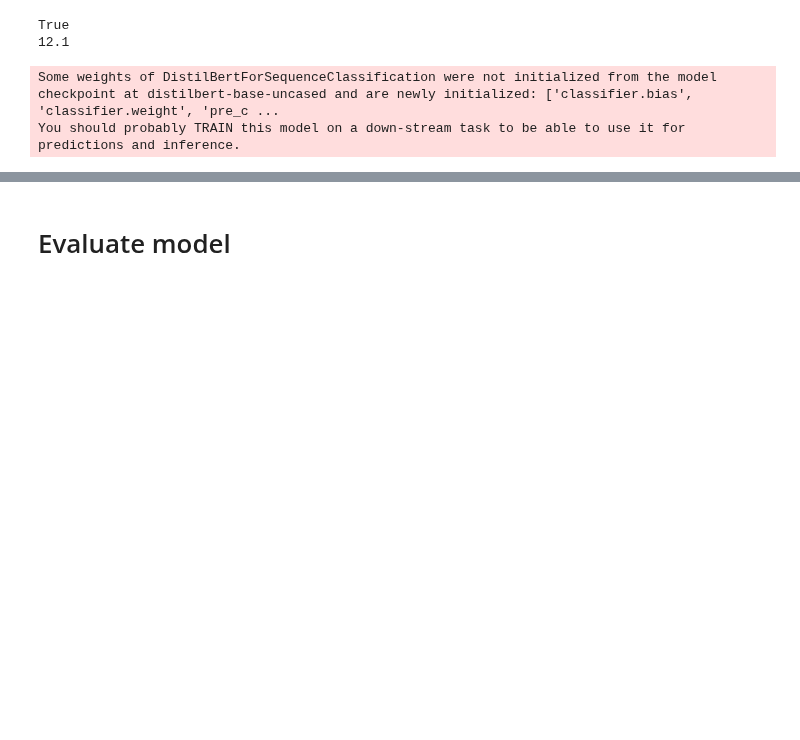
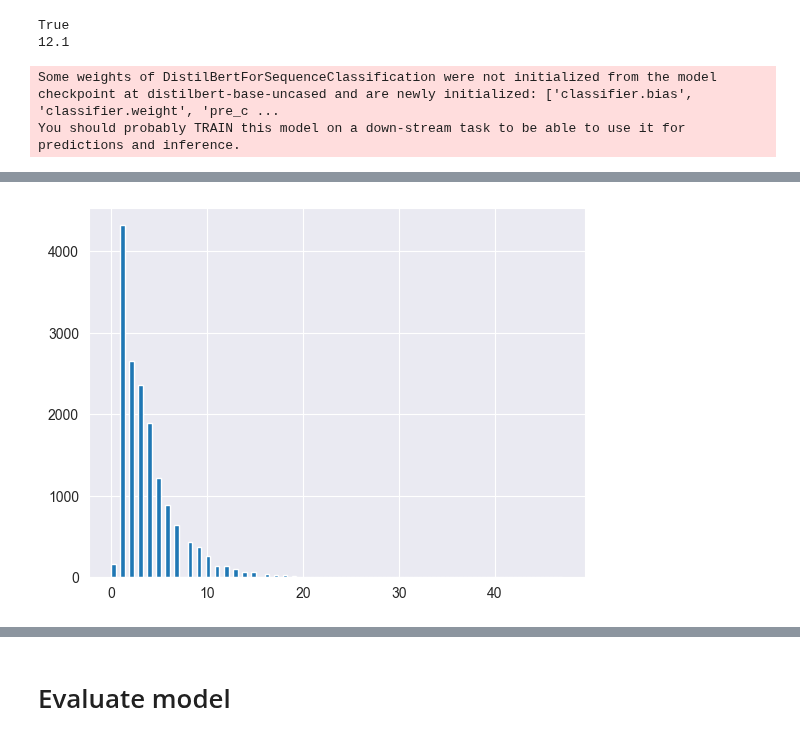
Before and after one commit to imruhi/AphasiaNLP, a Jupyter notebook: classifiers/train/bert_finetune.ipynb, the cells around one changed output, grey strips where cells are left out. Drawn from its saved outputs; the diff is of its cells as text; code cells hidden in the pictures; blank space fills up the shorter version.

```diff
--- a/classifiers/train/bert_finetune.ipynb
+++ b/classifiers/train/bert_finetune.ipynb
@@ -72,0 +73,5 @@ Dataset({
+# %%
+import re
+sentences = data["preprocessed_text"]
+x = pd.Series([len(re.findall("[a-zA-Z_]+", x)) for x in sentences])
+data.insert(loc=0, column="lens", value=x)
@@ -72,0 +88,11 @@ Dataset({
+# %%
+sentences = data[data['label']==1]
+sentences = sentences['preprocessed_text']
+lens = [len(re.findall("[a-zA-Z_]+", x)) for x in sentences]
+# %%
+# a lot of aphasic sentences are 1-3 words long
+import matplotlib.pyplot as plt
+plt.hist(lens,bins=100)
+plt.show()
+# %% [output]
+[figure, added]
```
Also changed, not shown: parts of 33 cells of this notebook, 1 other file.
